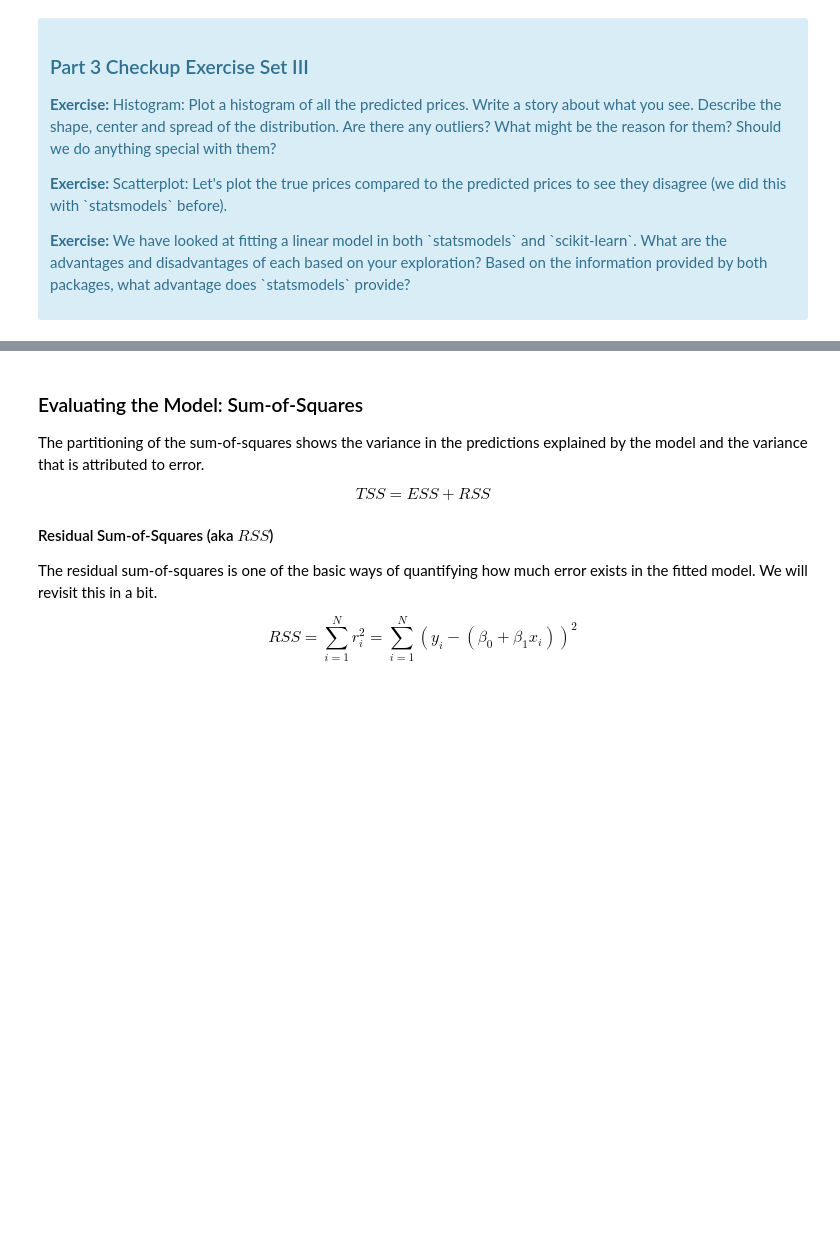
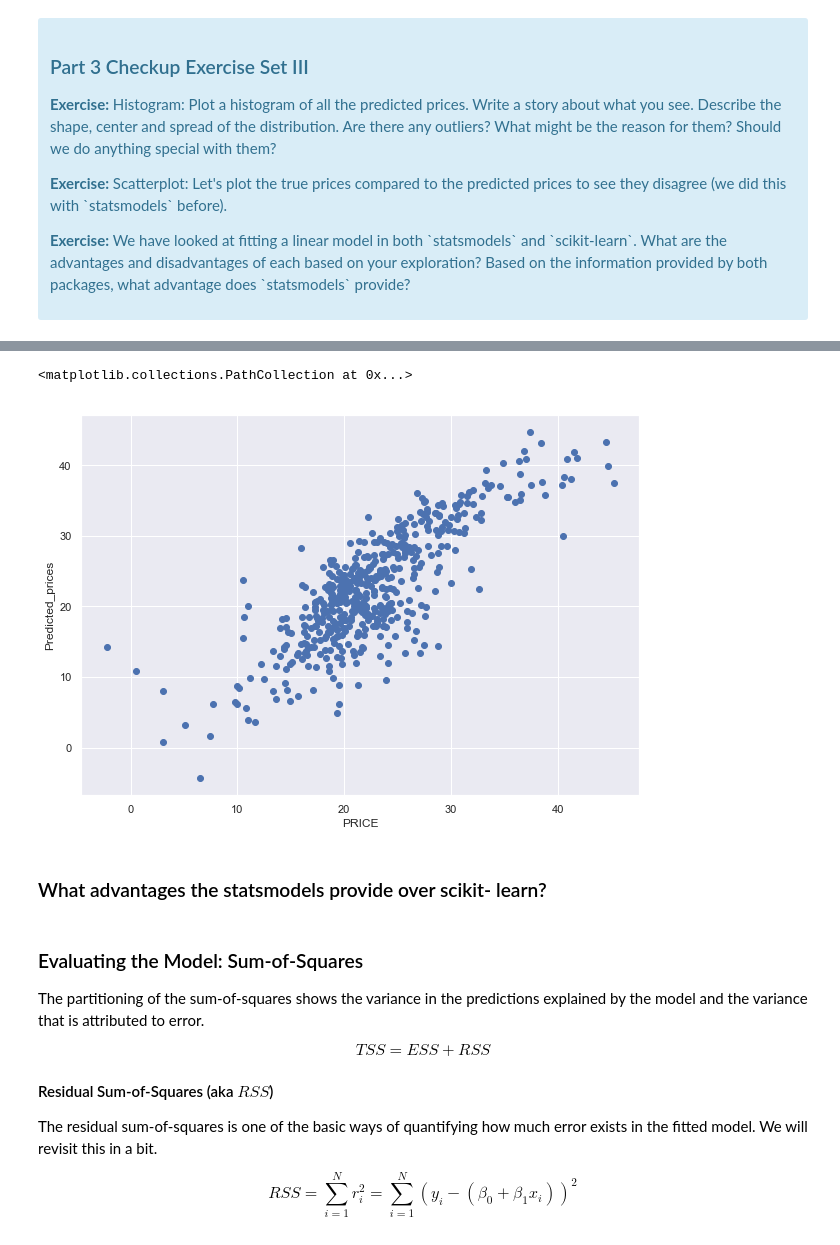
Before and after one commit to alketcecaj12/linear_regression, a Jupyter notebook: Mini_Project_Linear_Regression.ipynb, the cells around one changed output, grey strips where cells are left out. Saved outputs shown, nothing was run; the diff lists cells and outputs as text; code cells hidden in the pictures; blank space fills up the shorter version.

```diff
--- a/Mini_Project_Linear_Regression.ipynb
+++ b/Mini_Project_Linear_Regression.ipynb
@@ -521,3 +621,15 @@ lm.predict(X)[0:5]
+# %%
+# your turn
+pr = bos['PRICE']
+plt.figure(figsize=(10,7))
+plt.xlabel('PRICE')
+plt.ylabel('Predicted_prices')
+plt.scatter(f,pred)
+# %% [output]
+<matplotlib.collections.PathCollection at 0x...>
+[figure, added]
+# %% [markdown]
+### What advantages the statsmodels provide over scikit- learn?
 # %% [markdown]
 ### Evaluating the Model: Sum-of-Squares
 
```
Also changed, not shown: parts of 18 cells of this notebook.
